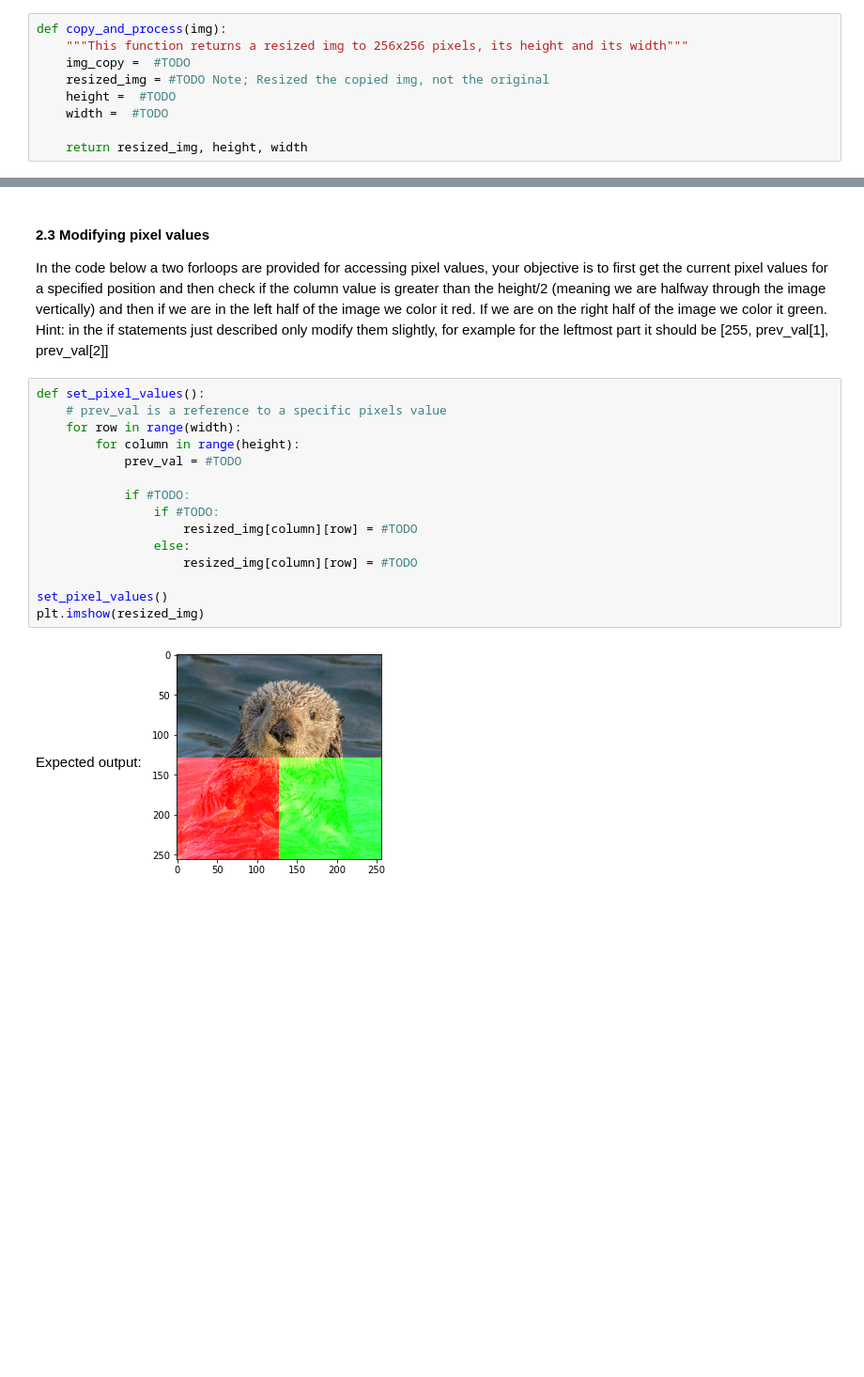
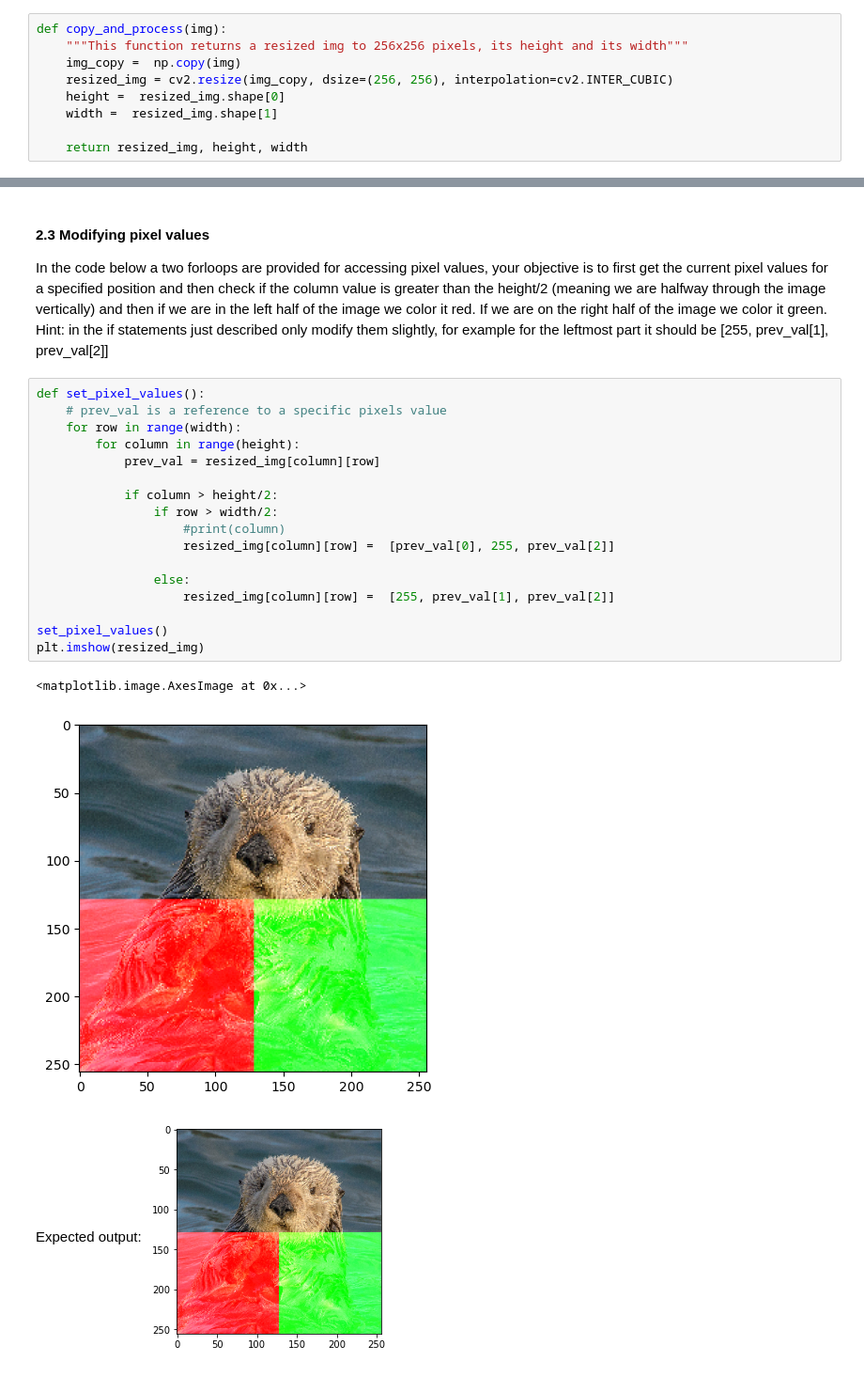
Before and after one commit to kkvickst/Py2b_karin_kvickstrom, a Jupyter notebook: week2/ass2_karin.ipynb, the cells around one changed output, grey strips where cells are left out. Shown at 94% size. Saved outputs shown, nothing was run; the diff lists cells and outputs as text; blank space fills up the shorter version.

```diff
--- a/week2/ass2_karin.ipynb
+++ b/week2/ass2_karin.ipynb
@@ -50,10 +51,10 @@ Expected output:
 # %%
 def copy_and_process(img):
     """This function returns a resized img to 256x256 pixels, its height and its width"""
-    img_copy =  #TODO
-    resized_img = #TODO Note; Resized the copied img, not the original
-    height =  #TODO
-    width =  #TODO
+    img_copy =  np.copy(img)
+    resized_img = cv2.resize(img_copy, dsize=(256, 256), interpolation=cv2.INTER_CUBIC)
+    height =  resized_img.shape[0]
+    width =  resized_img.shape[1]
 
     return resized_img, height, width
 # %%
@@ -87,18 +97,23 @@ Great! Now we will get into the nitty and gritty and do some performance compari
 # %%
 def set_pixel_values():
     # prev_val is a reference to a specific pixels value
     for row in range(width):
         for column in range(height):
-            prev_val = #TODO
+            prev_val = resized_img[column][row]
 
-            if #TODO:
-                if #TODO:
-                    resized_img[column][row] = #TODO
+            if column > height/2:
+                if row > width/2:
+                    #print(column)
+                    resized_img[column][row] =  [prev_val[0], 255, prev_val[2]]
+
                 else:
-                    resized_img[column][row] = #TODO
+                    resized_img[column][row] =  [255, prev_val[1], prev_val[2]]
 
 set_pixel_values()
 plt.imshow(resized_img)
+# %% [output]
+<matplotlib.image.AxesImage at 0x...>
+[figure, added]
 # %% [markdown]
 Expected output:
 <img src="embedded-picture-1
```
Also changed, not shown: parts of 5 cells of this notebook.
